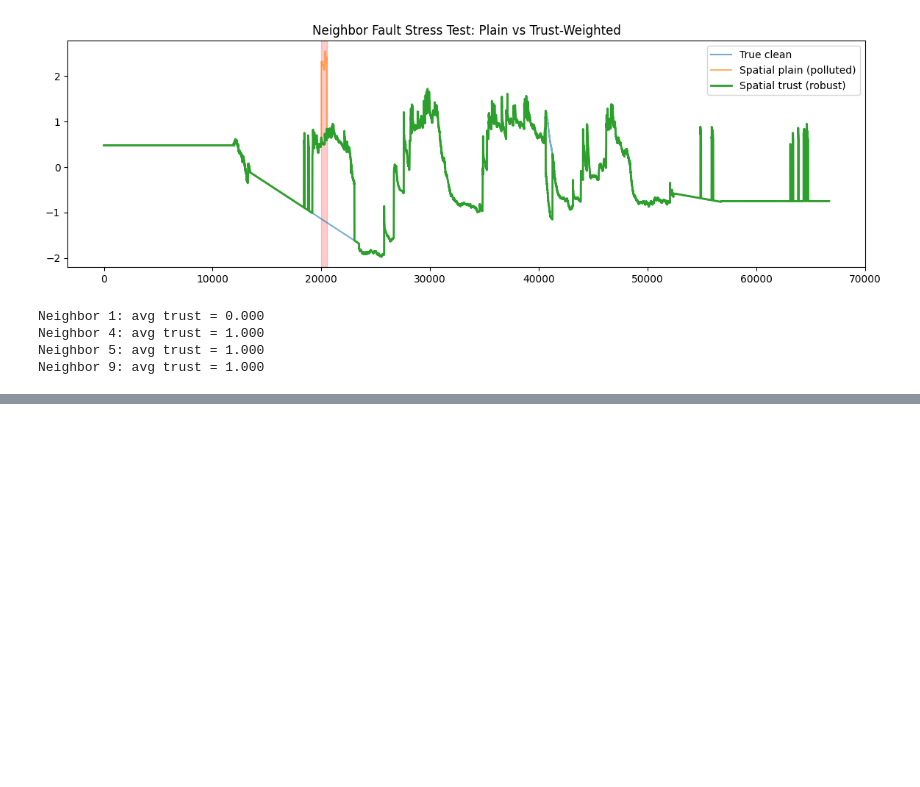
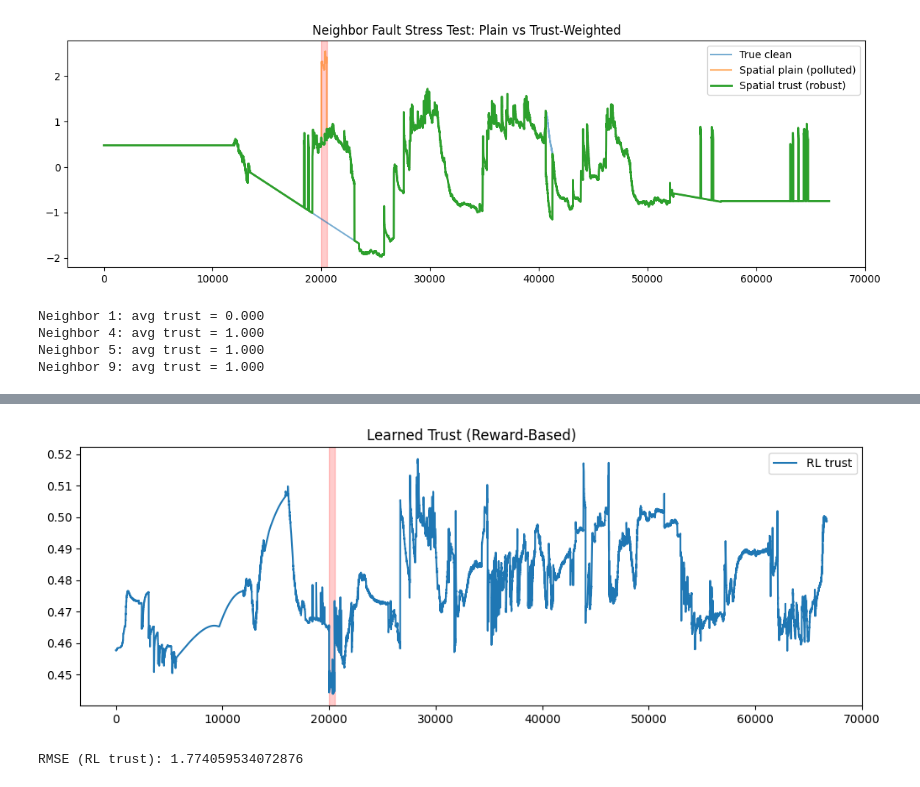
Before and after one commit to prateek-g-bit/Fault-Tolerance-System, a Jupyter notebook: fault-tolerant-system-v1.ipynb, the cells around one changed output, grey strips where cells are left out. Saved outputs shown, nothing was run; the diff lists cells and outputs as text; code cells hidden in the pictures; blank space fills up the shorter version.

```diff
--- a/fault-tolerant-system-v1.ipynb
+++ b/fault-tolerant-system-v1.ipynb
@@ -1132,0 +1135,13 @@ Neighbor 9: avg trust = 1.000
+# %%
+class TrustPolicy(nn.Module):
+    def __init__(self):
+        super().__init__()
+        self.net = nn.Sequential(
+            nn.Linear(5, 32),
+            nn.ReLU(),
+            nn.Linear(32, 1),
+            nn.Sigmoid()
+        )
+
+    def forward(self, state):
+        return self.net(state)
@@ -1132,0 +1297,21 @@ Neighbor 9: avg trust = 1.000
+# %%
+def reconstruction_loss(
+    X_hat,
+    Y_true,
+    mask_fault_window,
+    sensor_idx
+):
+    """
+    Negative reward = MSE over fault window
+    """
+    return torch.mean(
+        (X_hat[mask_fault_window, sensor_idx]
+         - Y_true[mask_fault_window, sensor_idx]) ** 2
+    )
+# %%
+# encourage low trust if neighbor disagrees with temporal model
+neighbor_error = torch.abs(
+    X_spatial_hat[t, nbr] - X_temp_hat[t, target]
+)
+
+penalty = torch.mean(trust * neighbor_error)
@@ -1132,0 +1380,25 @@ Neighbor 9: avg trust = 1.000
+# %%
+plt.figure(figsize=(12,4))
+plt.plot(
+    trust_rl[:, faulty_neighbor].detach().cpu().numpy(),
+    label="RL trust"
+)
+plt.axvspan(FAULT_START, FAULT_END, color="red", alpha=0.2)
+plt.legend()
+plt.title("Learned Trust (Reward-Based)")
+plt.show()
+# %% [output]
+[figure, added]
+# %%
+rmse_rl = torch.sqrt(
+    reconstruction_loss(
+        X_hat_rl,
+        Y_true,
+        mask_fault_window,
+        sensor_idx
+    )
+)
+
+print("RMSE (RL trust):", rmse_rl.item())
+# %% [output]
+RMSE (RL trust): 1.774059534072876
```
Also changed, not shown: parts of 13 cells of this notebook.
